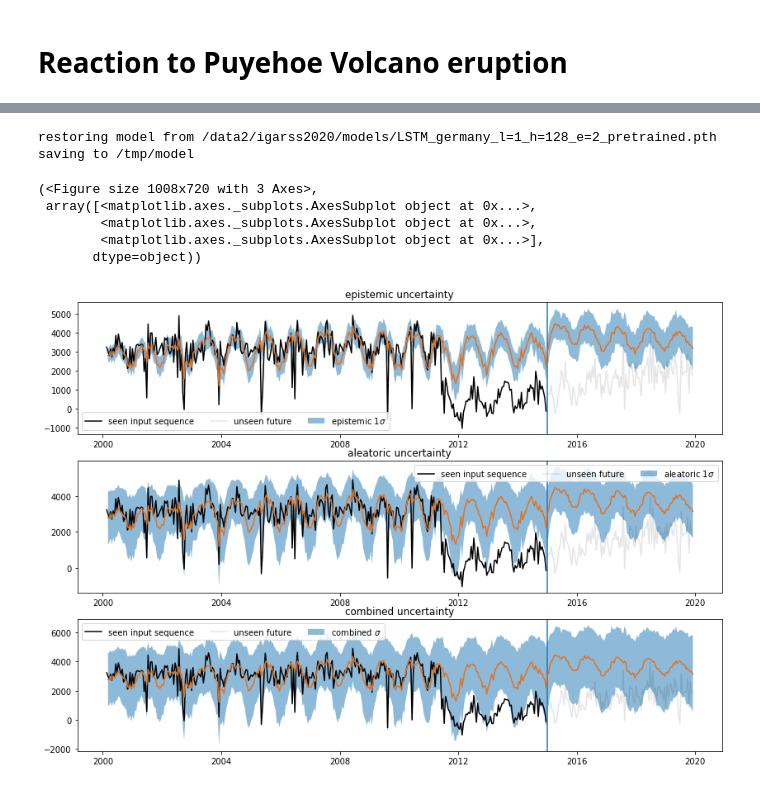
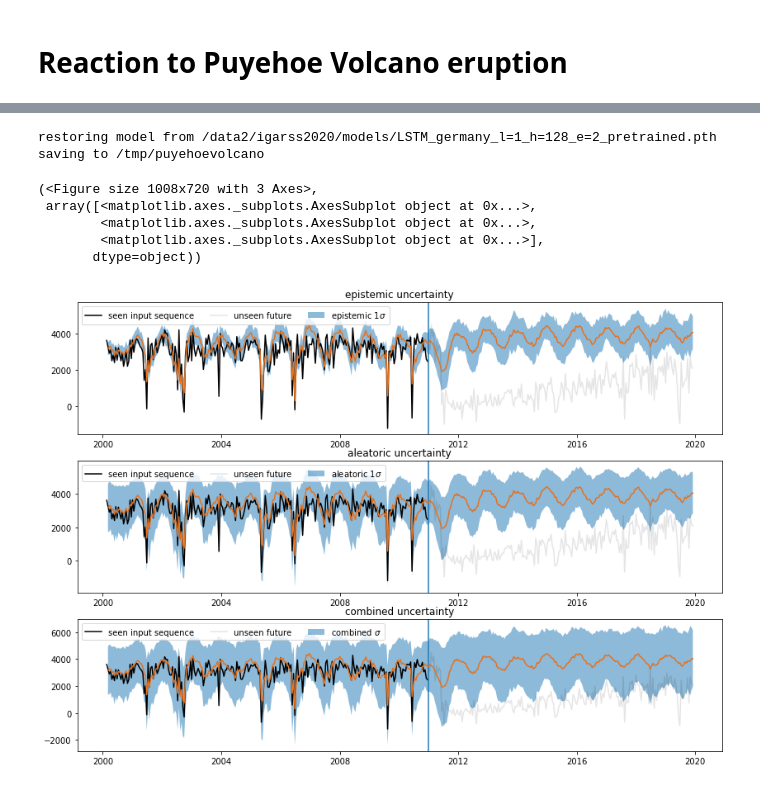
Before and after one commit to MarcCoru/igarss2020_code, a Jupyter notebook: notebooks/05_Puyehoe_Volcano.ipynb, the cells around one changed output, grey strips where cells are left out. Drawn from its saved outputs; the diff is of its cells as text; code cells hidden in the pictures.

```diff
--- a/notebooks/05_Puyehoe_Volcano.ipynb
+++ b/notebooks/05_Puyehoe_Volcano.ipynb
@@ -56,9 +56,9 @@ from dataset import transform_data
 from copy import deepcopy
 inner_steps = 0
 
-enddate = '2015-01-01'
+enddate = '2011-01-01'
 startdate = "2005-01-01"
-remove_seasonality=True
+remove_seasonality=False
 
 #model.load_state_dict(torch.load("/tmp/model_epoch_0.pth")["model"])
 model.train()
@@ -193,33 +199,33 @@ restore("/data2/igarss2020/models/LSTM_germany_l=1_h=128_e=2_pretrained.pth",mod
 
 
 idx = 1 # 17
 N_seen_points = end_idx[0]#227
 N_predictions = 50
 
 x = testdataset.data[idx].astype(float)
 x_train = x[:N_seen_points]
 mean = x_train.mean(0)
 std = x_train.std(0)
 x = x - mean
 
 if False:
     finetuned_model = deepcopy(model)
     optimizer = torch.optim.Adam(finetuned_model.parameters(), lr=1e-2, weight_decay=1e-7)
     inner_steps=0
     finetuned_model = fine_tune(x_train, finetuned_model, criterion, optimizer, inner_steps=inner_steps, device=device)
 #x = x / std
 
 
-store = "/tmp/model" #/home/marc/projects/igarss2020_tex/img/puyehoevolcano_failure/puyehoevolcano"
+store = "/tmp/puyehoevolcano" #/home/marc/projects/igarss2020_tex/img/puyehoevolcano_failure/puyehoevolcano"
 
 make_and_plot_predictions(model, x, date, N_seen_points=N_seen_points, N_predictions=N_predictions,
                               device=device,meanstd=(dataset.mean,dataset.std), store=store)
 # %% [output]
 restoring model from /data2/igarss2020/models/LSTM_germany_l=1_h=128_e=2_pretrained.pth
-saving to /tmp/model
+saving to /tmp/puyehoevolcano
 (<Figure size 1008x720 with 3 Axes>,
  array([<matplotlib.axes._subplots.AxesSubplot object at 0x...>,
         <matplotlib.axes._subplots.AxesSubplot object at 0x...>,
         <matplotlib.axes._subplots.AxesSubplot object at 0x...>],
        dtype=object))
-[figure, old version]
+[figure, new version]
```
Also changed, not shown: parts of 2 cells of this notebook, 3 other files.
